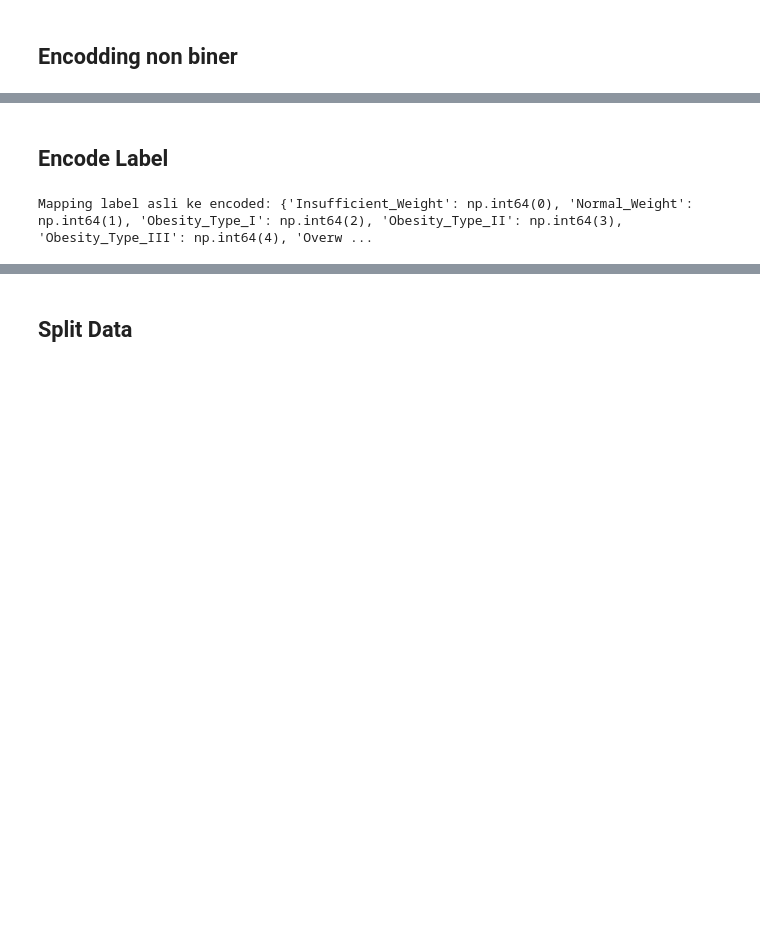
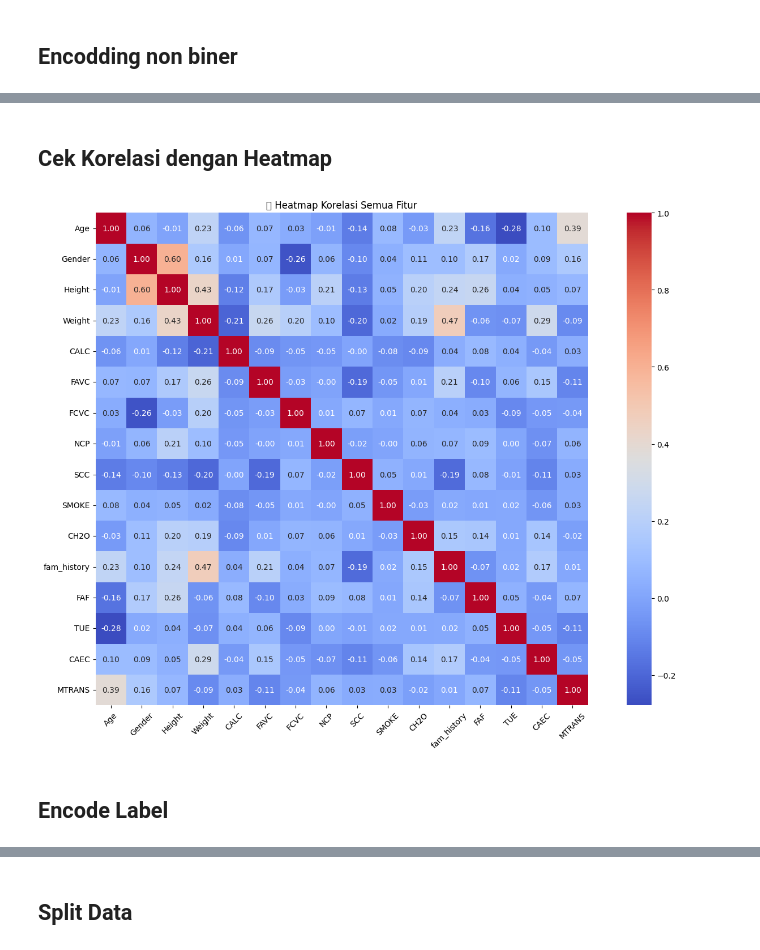
Before and after one commit to Syd001978/CAPSTONE-BengkelKoding-a112214247, a Jupyter notebook: Preprocessing_Capstone.ipynb, the cells around one changed output, grey strips where cells are left out. Drawn from its saved outputs; the diff is of its cells as text; code cells hidden in the pictures; blank space fills up the shorter version.

```diff
--- a/Preprocessing_Capstone.ipynb
+++ b/Preprocessing_Capstone.ipynb
@@ -256,14 +269,21 @@ df.head()
+# %% [markdown]
+## Cek Korelasi dengan Heatmap
+# %%
+import matplotlib.pyplot as plt
+import seaborn as sns
+
+# Ambil semua kolom numerik termasuk int64 & float64, tanpa label
+numeric_df = df.drop('NObeyesdad', axis=1)
+
+# Hitung korelasi Pearson
+plt.figure(figsize=(14, 10))
+sns.heatmap(numeric_df.corr(), annot=True, cmap='coolwarm', fmt=".2f", square=True)
+plt.title("🔍 Heatmap Korelasi Semua Fitur")
+plt.xticks(rotation=45)
+plt.yticks(rotation=0)
+plt.tight_layout()
+plt.show()
+# %% [output]
+[figure, added]
 # %% [markdown]
 ## Encode Label
-# %%
-from sklearn.preprocessing import LabelEncoder
-
-# Encode target label
-le_target = LabelEncoder()
-y_encoded = le_target.fit_transform(df['NObeyesdad'])
-
-# Cek mapping label
-mapping = dict(zip(le_target.classes_, le_target.transform(le_target.classes_)))
-print("Mapping label asli ke encoded:", mapping)
-# %% [output]
-Mapping label asli ke encoded: {'Insufficient_Weight': np.int64(0), 'Normal_Weight': np.int64(1), 'Obesity_Type_I': np.int64(2), 'Obesity_Type_II': np.int64(3), 'Obesity_Type_III': np.int64(4), 'Overw ...
```
Also changed, not shown: parts of 12 cells of this notebook.
